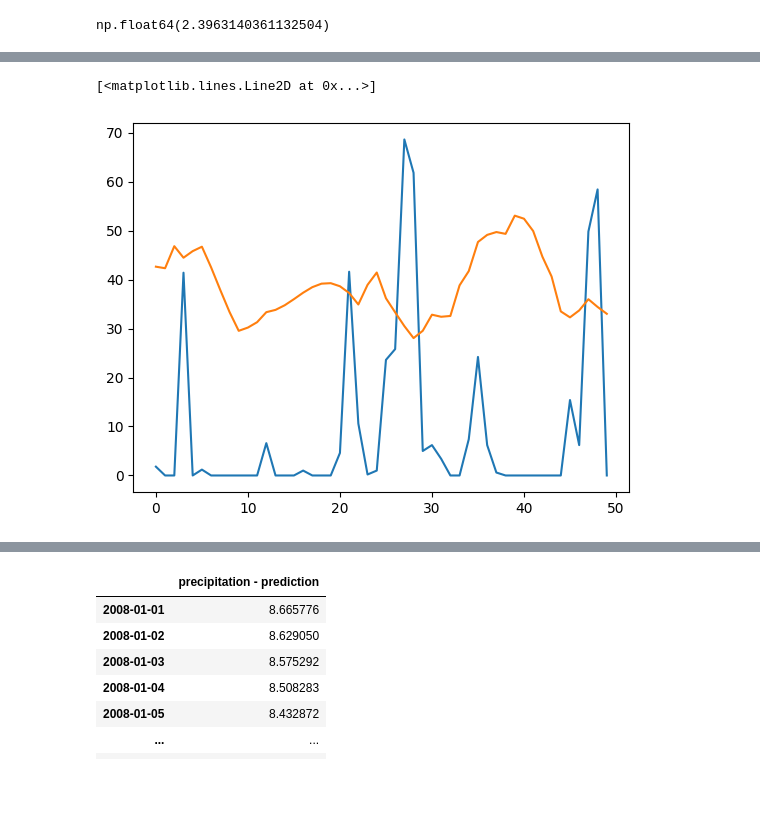
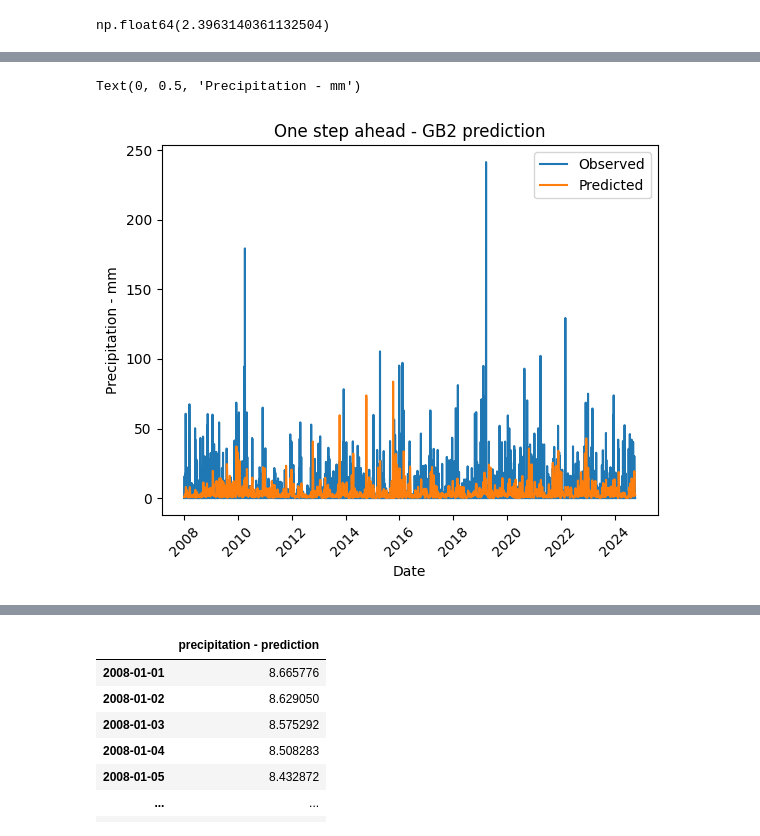
Before and after one commit to ilanGrynszpan/PyGASModels, a Jupyter notebook: sandbox.ipynb, the cells around one changed output, grey strips where cells are left out. Saved outputs shown, nothing was run; the diff lists cells and outputs as text; code cells hidden in the pictures; blank space fills up the shorter version.

```diff
--- a/sandbox.ipynb
+++ b/sandbox.ipynb
@@ -137,7 +78,7 @@ Name: precipitation, Length: 1825, dtype: float64
 # Create dynamics object
 dynamics = Dynamics(
     distribution=ZAGB2LogLinkDistribution(),
-    n=len(xls['precipitation'][-730:]),
+    n=len(xls['precipitation']),
     trend=None,
     seasonality=None,
     harmonics=20,
@@ -229,2 +90,2 @@ np.float64(0.4115068493150685)
 # %%
-initial_params = dynamics.get_initial_values(xls['precipitation'][-730:])
+initial_params = dynamics.get_initial_values(xls['precipitation'])
@@ -421,2 +237,2 @@ np.float64(12.033863161114592)
 # %%
-mean_gb2, y, pi = dynamics.fit_in_sample(fis, xls['precipitation'].values[-730:])
+mean_gb2, y, pi, level, seas = dynamics.fit_in_sample(fis, xls['precipitation'].values)
@@ -427,5 +239,16 @@ len(xls['precipitation'].values[-1825:])
 # %%
-df = pd.DataFrame({'mean_gb2': mean_gb2, 'pi': pi, '1-step-ahead': y, 'orig': xls['precipitation'][-730:]})
+df = pd.DataFrame(
+    {
+        'mean_gb2': mean_gb2,
+        'pi': pi,
+        '1-step-ahead': y,
+        'orig': xls['precipitation'],
+        'level': level,
+        'seas': seas
+    }
+)
+dates = pd.date_range(start='2008-01-01', periods=len(df), freq='D')
+df.index = dates
 # %%
 df
 # %% [output]
@@ -465,7 +273,12 @@ array([ 65.88866878,  54.69324517,  44.67904416,  36.30404109,
 # %%
-plt.plot(xls['precipitation'].values[0:730][-50:])
-plt.plot(pi[-50:]*100)
+plt.plot(df['orig'])
+plt.plot(df['1-step-ahead'])
+plt.title("One step ahead - GB2 prediction")
+plt.legend(["Observed", "Predicted"])
+plt.xticks(rotation=45)
+plt.xlabel("Date")
+plt.ylabel("Precipitation - mm")
 # %% [output]
-[<matplotlib.lines.Line2D at 0x...>]
+Text(0, 0.5, 'Precipitation - mm')
-[figure, old version]
+[figure, new version]
 # %%
```
Also changed, not shown: parts of 68 cells of this notebook, 18 other files.
